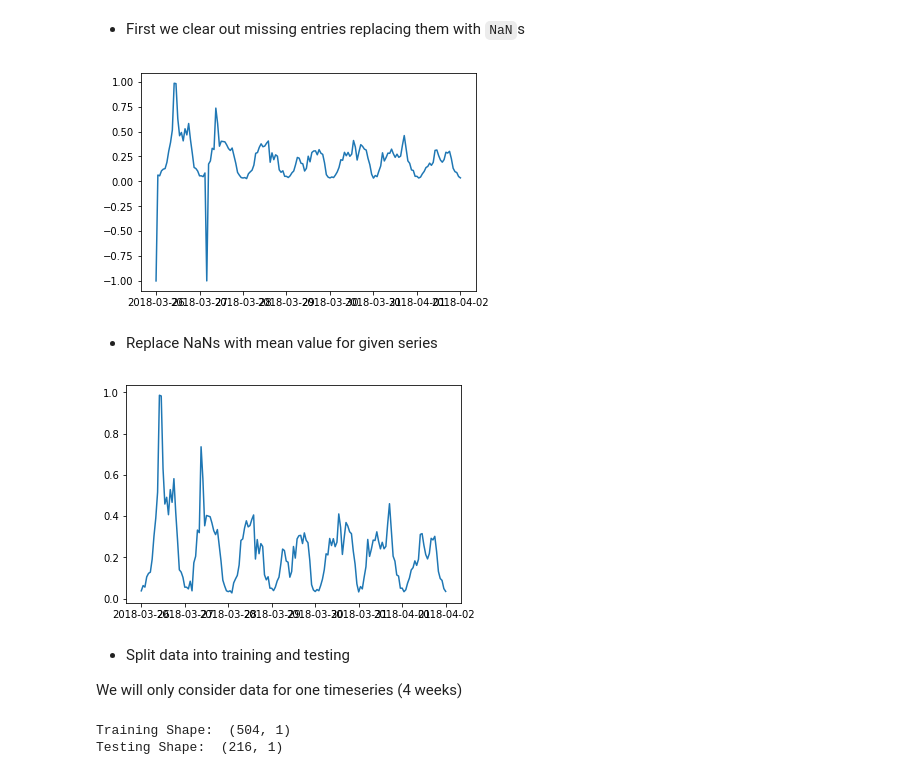
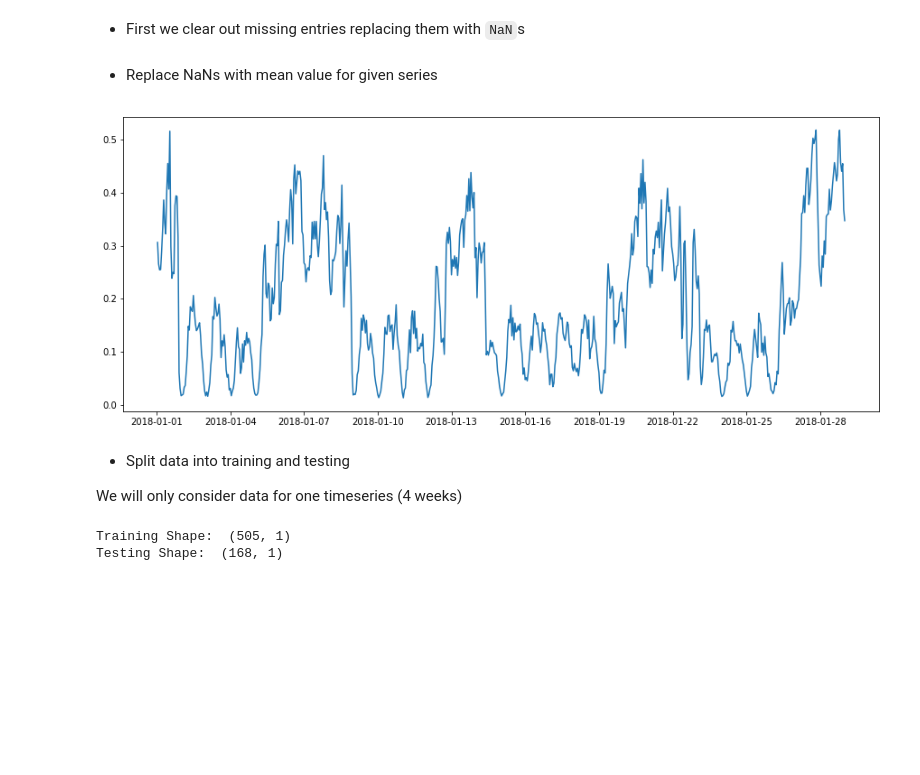
Before and after one commit to seif-s3/pase, a Jupyter notebook: notebooks/arima.ipynb, the cells around one changed output. Drawn from its saved outputs; the diff is of its cells as text; code cells hidden in the pictures; blank space fills up the shorter version.

```diff
--- a/notebooks/arima.ipynb
+++ b/notebooks/arima.ipynb
@@ -16,19 +16,19 @@ rcParams['figure.figsize'] = 15, 6
 def add_timestamps(start_at, delta='1 week'):
     series = np.genfromtxt('../datasets/instana.csv', delimiter=',', usecols=range(0,672), invalid_raise=False)
     out = open('../datasets/instana-with-timestamps.csv','w')
-    t = datetime.strptime(start_at, '%Y-%m-%d %H:%M:%S')
-    out.write("timestamp, value\n")
-    for s in series:
+    out.write("timestamp,value,series\n")
+    for ind, s in enumerate(series):
+        t = datetime.strptime(start_at, '%Y-%m-%d %H:%M:%S')
         for v in s:
             t += timedelta(hours=1)
-            out.write("{}, {}\n".format(t, v))
+            out.write("{},{},{}\n".format(t, v,ind))
     out.close()
 
 
 def load_data():
     date_parser = lambda dates: pd.datetime.strptime(dates, '%Y-%m-%d %H:%M:%S')
-    data = pd.read_csv('../datasets/instana-with-timestamps.csv',
-                       parse_dates=['timestamp'], index_col='timestamp', date_parser=date_parser)
+    data = pd.read_csv('../datasets/instana-with-timestamps.csv', sep=',',
+                       parse_dates=['timestamp'], index_col=['timestamp'], date_parser=date_parser)
     return data
 # %% [markdown]
 #### Prepare and load data
@@ -64,3 +64,6 @@ plot_week(data, '2018-03-26')
+# %%
+def get_series(data, index):
+    return data.loc[data['series'] == index].drop('series', axis=1)
 # %% [markdown]
 From the raw data, missing values were represented with -1s. We'll need to handle that in preprocessing
 # %% [markdown]
@@ -74,32 +77,31 @@ plot_month(data, '2018-04-01')
 # %% [markdown]
 - First we clear out missing entries replacing them with `NaN`s
 # %%
-data_clean = data.copy()
+example_series = get_series(data, 5)
+data_clean = example_series.copy()
 data_clean[data_clean == -1] = np.nan
-plot_week(data, '2018-03-26')
-# %% [output]
-[figure, removed]
 # %% [markdown]
 - Replace NaNs with mean value for given series
 # %%
 data_clean[np.isnan(data_clean)] = np.nanmean(data_clean)
 # %%
 # Plotting Data after replacing NANs
-plot_week(data_clean, '2018-03-26')
+plt.plot(data_clean)
+plt.show()
 # %% [output]
-[figure, old version]
+[figure, new version]
 # %% [markdown]
 - Split data into training and testing
 
 We will only consider data for one timeseries (4 weeks)
 # %%
-training_data = data_clean['2018-04-01':'2018-04-21']
-testing_data = data_clean['2018-04-22':'2018-04-30']
+training_data = data_clean.head(505)
+testing_data = data_clean.tail(168)
 print "Training Shape: ", training_data.shape
 print "Testing Shape: ", testing_data.shape
 # %% [output]
-Training Shape:  (504, 1)
-Testing Shape:  (216, 1)
+Training Shape:  (505, 1)
+Testing Shape:  (168, 1)
 # %%
 plt.plot(training_data)
 plt.show()
```
Also changed, not shown: parts of 14 cells of this notebook, 9 other files.
